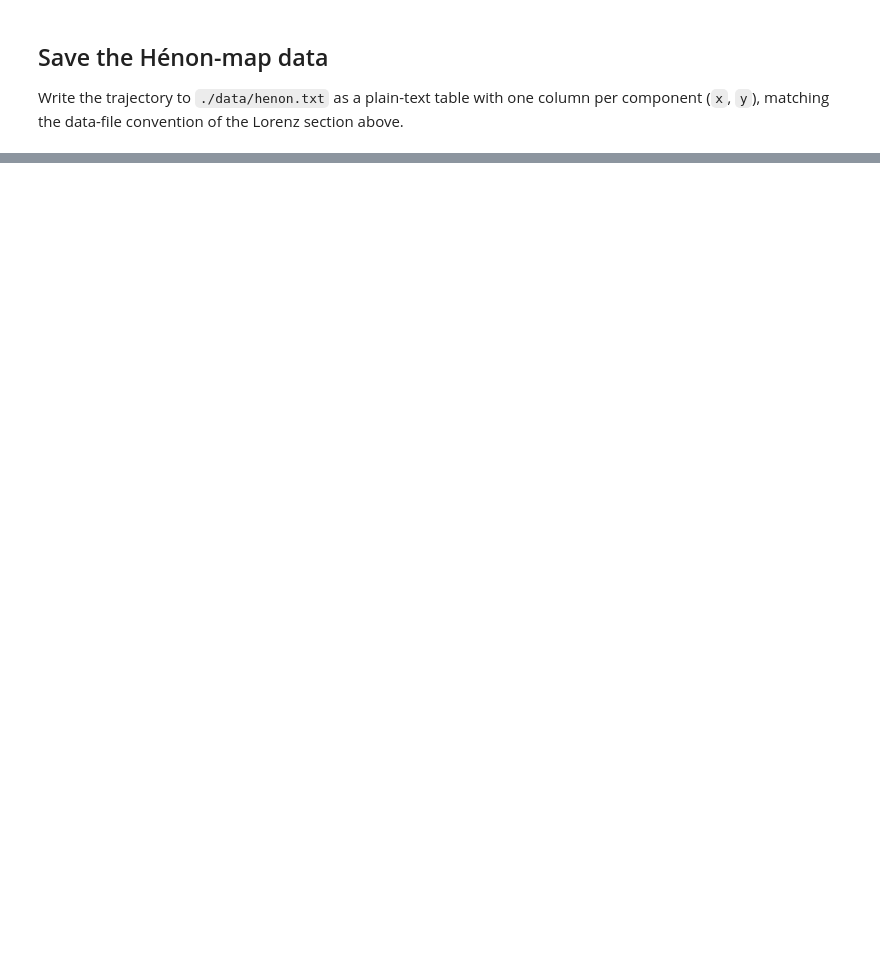
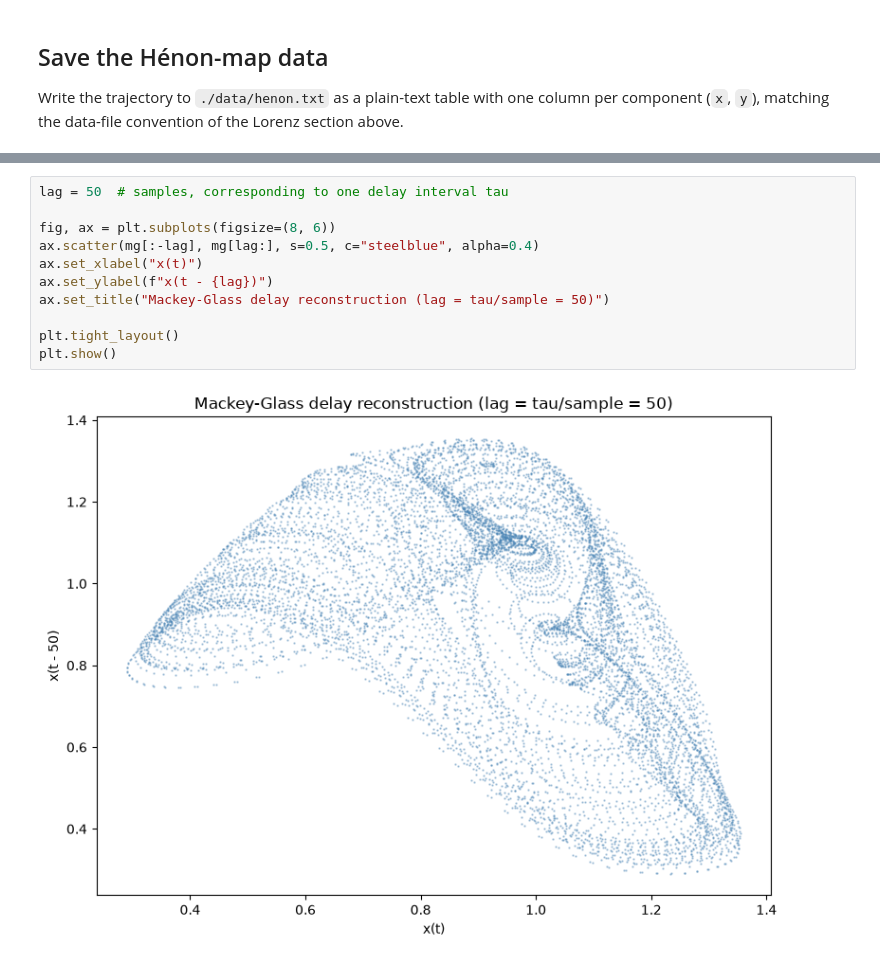
Before and after one commit to ieeningnwq/nolitisea, a Jupyter notebook: examples/generate.ipynb, the cells around one changed output, grey strips where cells are left out. Drawn from its saved outputs; the diff is of its cells as text; blank space fills up the shorter version.

```diff
--- a/examples/generate.ipynb
+++ b/examples/generate.ipynb
@@ -152,0 +277,13 @@ print(f'saved {X.shape[0]} samples to {henon_path}')
+# %%
+lag = 50  # samples, corresponding to one delay interval tau
+
+fig, ax = plt.subplots(figsize=(8, 6))
+ax.scatter(mg[:-lag], mg[lag:], s=0.5, c="steelblue", alpha=0.4)
+ax.set_xlabel("x(t)")
+ax.set_ylabel(f"x(t - {lag})")
+ax.set_title("Mackey-Glass delay reconstruction (lag = tau/sample = 50)")
+
+plt.tight_layout()
+plt.show()
+# %% [output]
+[figure, added]
```
Also changed, not shown: parts of 27 cells of this notebook.
